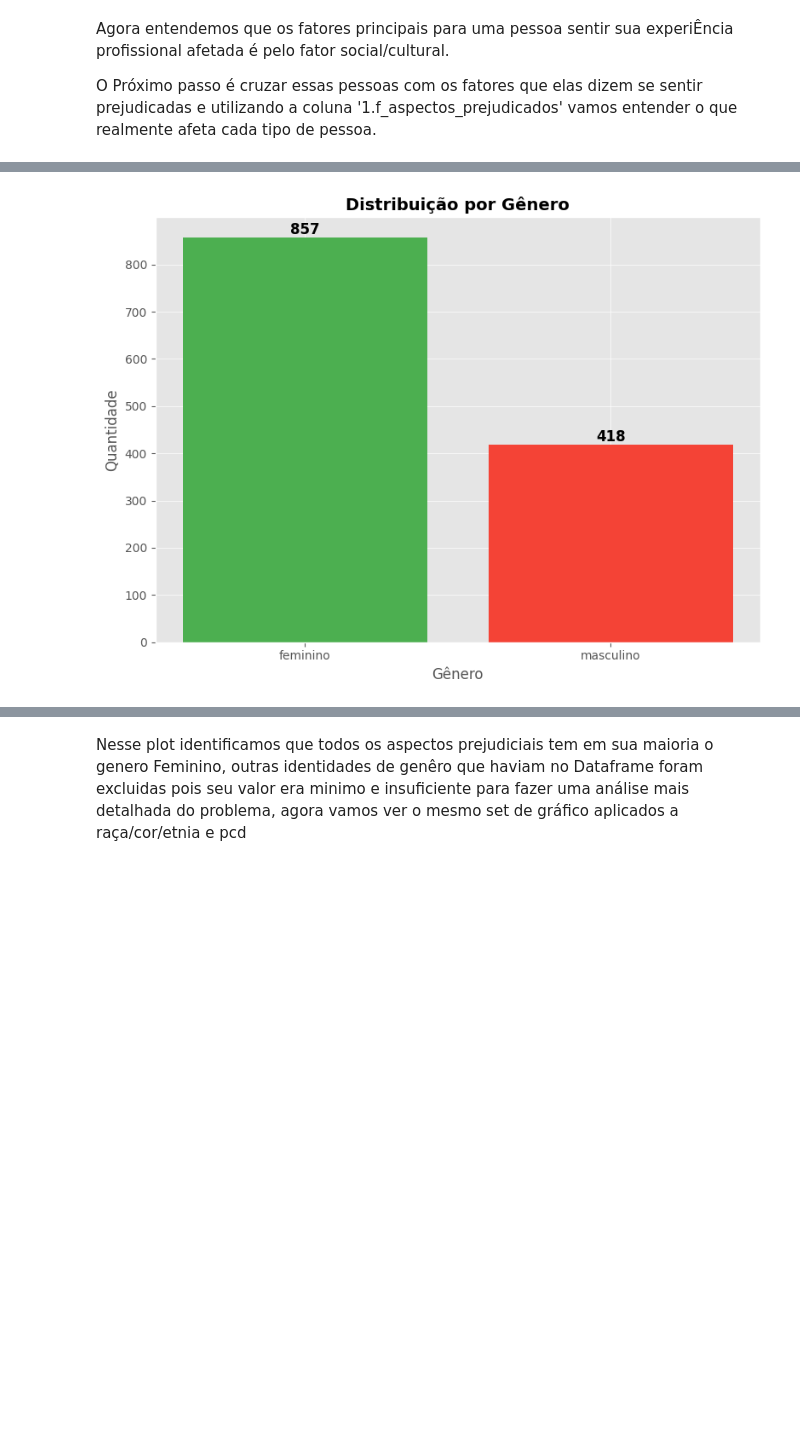
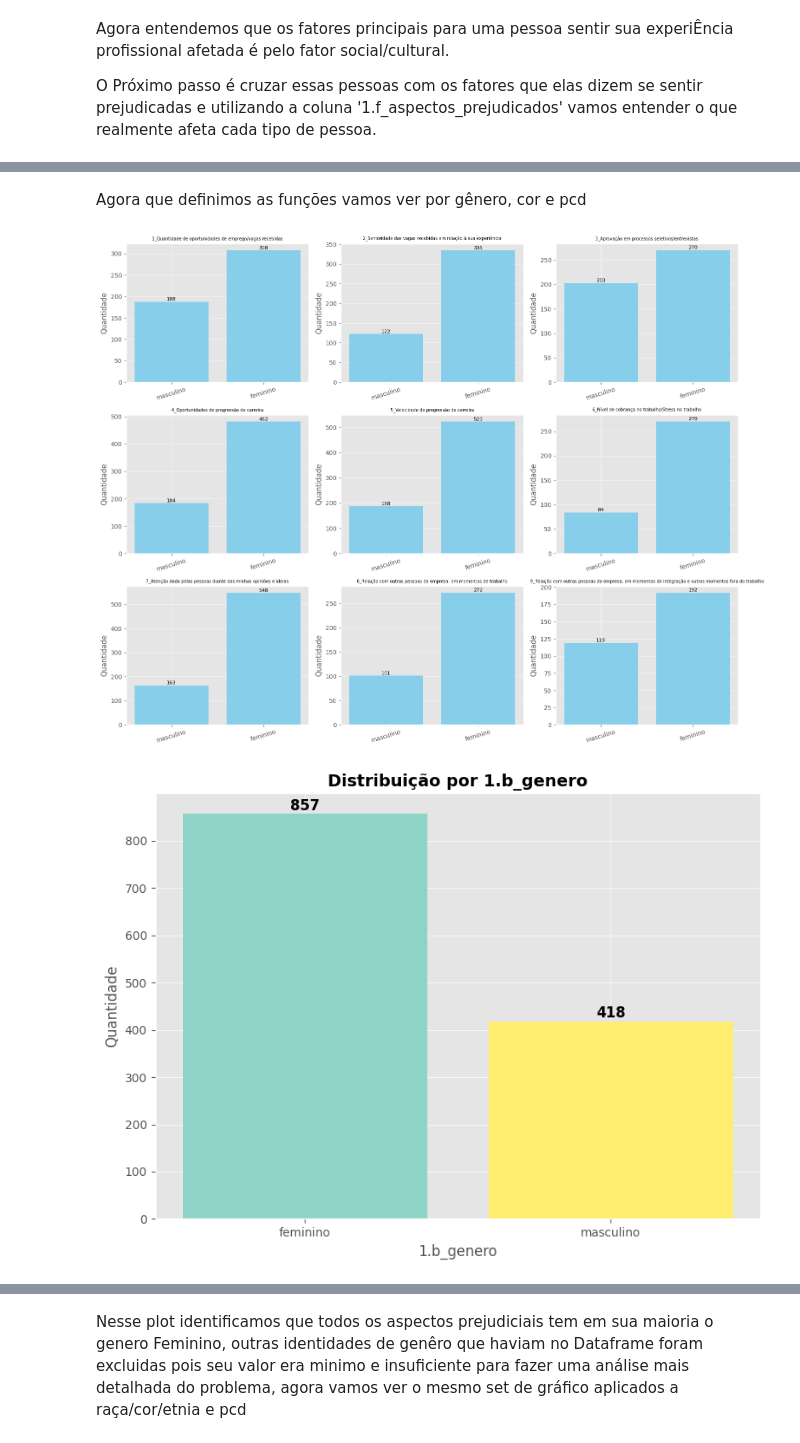
Before and after one commit to rodriguesgui/DC-Data-Glow-Up, a Jupyter notebook: src/main.ipynb, the cells around one changed output, grey strips where cells are left out. Cells and saved outputs as stored; diff of their text form; code cells hidden in the pictures; blank space fills up the shorter version.

Commit message:
Adicionando funções para facilitar o plot de gráficos

```diff
--- a/src/main.ipynb
+++ b/src/main.ipynb
@@ -738,27 +742,0 @@ plt.show()
-# %%
-# Conta quantas pessoas em cada gênero
-valores_generos = df['1.b_genero'].value_counts()
-categorias_generos = valores_generos.index
-valores_gen = valores_generos.values
-
-plt.style.use('ggplot')
-fig, ax = plt.subplots(figsize=(8, 6))
-
-# Cria as barras
-barras = ax.bar(categorias_generos, valores_gen, color=['#4CAF50', '#F44336'])
-
-# Adiciona os valores em cima das barras
-for barra in barras:
-    altura = barra.get_height()
-    ax.text(barra.get_x() + barra.get_width() / 2, altura + 0.5, f'{int(altura)}',
-            ha='center', va='bottom', fontsize=12, fontweight='bold')
-
-# Títulos e rótulos
-ax.set_title('Distribuição por Gênero', fontsize=14, fontweight='bold')
-ax.set_ylabel('Quantidade', fontsize=12)
-ax.set_xlabel('Gênero', fontsize=12)
-
-plt.tight_layout()
-plt.show()
-# %% [output]
-[figure, removed]
@@ -764,0 +775,40 @@ plt.show()
+# %%
+def aspectos_numeros(df, coluna_categoria, prefixo_dummies='1.f.', excluir_coluna=None):
+    # Função que vai mostrar a % de pessoas que tem aspectos que foram prejudicados devido a algum problema
+    # Vale ressaltar que a função mostra a % comparando com o número de pessoas que relataram algum aspecto,
+    # logo se o aspecto foi relatado mas pouco citado sua % será baixa
+    # Os parâmetros são:
+    # - df: DataFrame
+    # - coluna_categoria: coluna categórica para agrupar (
+    # - prefixo_dummies: prefixo das colunas dummy
+    # - excluir_coluna: coluna a ser ignorada
+    colunas_dummies = [col for col in df.columns if col.startswith(prefixo_dummies)]
+    if excluir_coluna:
+        colunas_dummies = [col for col in colunas_dummies if col != excluir_coluna]
+
+    categorias = df[coluna_categoria].dropna().unique()
+    total_geral = df.shape[0]  # total de pessoas no geral
+
+    resultados = []
+    for col in colunas_dummies:
+        partes = []
+        for cat in categorias:
+            df_cat = df[df[coluna_categoria] == cat]
+            contagem = df_cat[col].sum()
+            porcentagem = (contagem / total_geral) * 100
+            partes.append(f"{cat}: {porcentagem:.2f}%")
+        linha = f"{col.replace(prefixo_dummies, '')}: " + ' | '.join(partes)
+        resultados.append(linha)
+
+    for linha in resultados:
+        print(linha)
+# %% [markdown]
+Agora que definimos as funções vamos ver por gênero, cor e pcd
+# %%
+# Vendo os gráficos por Genêro
+plot_aspectos_por_categoria(df, coluna_categoria='1.b_genero')
+plot_distribuicao_por_categoria(df, coluna_categoria='1.b_genero')
+aspectos_numeros(df, coluna_categoria='1.b_genero')
+# %% [output]
+[figure, added]
+[figure, added]
```
Also changed, not shown: parts of 17 cells of this notebook.
